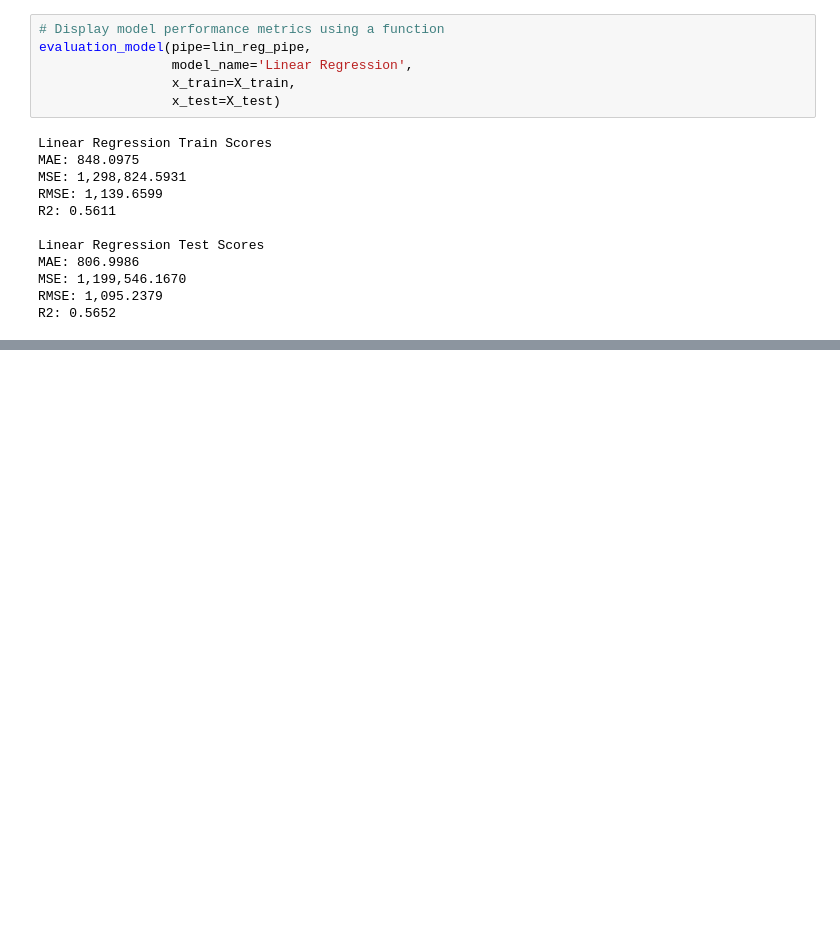
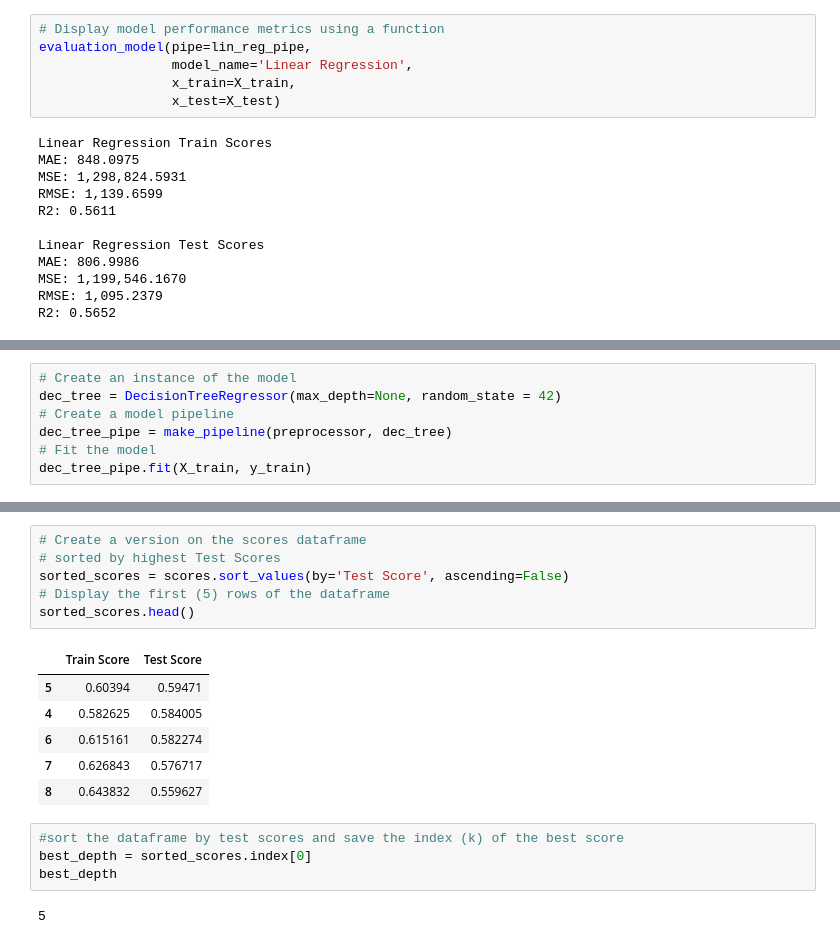
Before and after one commit to pylabview/sales-predicctions, a Jupyter notebook: DS_Sales_Predicctions.ipynb, the cells around one changed output, grey strips where cells are left out. Saved outputs shown, nothing was run; the diff lists cells and outputs as text; blank space fills up the shorter version.

```diff
--- a/DS_Sales_Predicctions.ipynb
+++ b/DS_Sales_Predicctions.ipynb
@@ -1130,0 +1243,7 @@ R2: 0.5652
+# %%
+# Create an instance of the model
+dec_tree = DecisionTreeRegressor(max_depth=None, random_state = 42)
+# Create a model pipeline
+dec_tree_pipe = make_pipeline(preprocessor, dec_tree)
+# Fit the model
+dec_tree_pipe.fit(X_train, y_train)
@@ -1130,0 +1346,19 @@ R2: 0.5652
+# %%
+# Create a version on the scores dataframe
+# sorted by highest Test Scores
+sorted_scores = scores.sort_values(by='Test Score', ascending=False)
+# Display the first (5) rows of the dataframe
+sorted_scores.head()
+# %% [output]
+|  | Train Score | Test Score |
+| 5 | 0.60394 | 0.59471 |
+| 4 | 0.582625 | 0.584005 |
+| 6 | 0.615161 | 0.582274 |
+| 7 | 0.626843 | 0.576717 |
+| 8 | 0.643832 | 0.559627 |
+# %%
+#sort the dataframe by test scores and save the index (k) of the best score
+best_depth = sorted_scores.index[0]
+best_depth
+# %% [output]
+5
```
Also changed, not shown: parts of 27 cells of this notebook.
